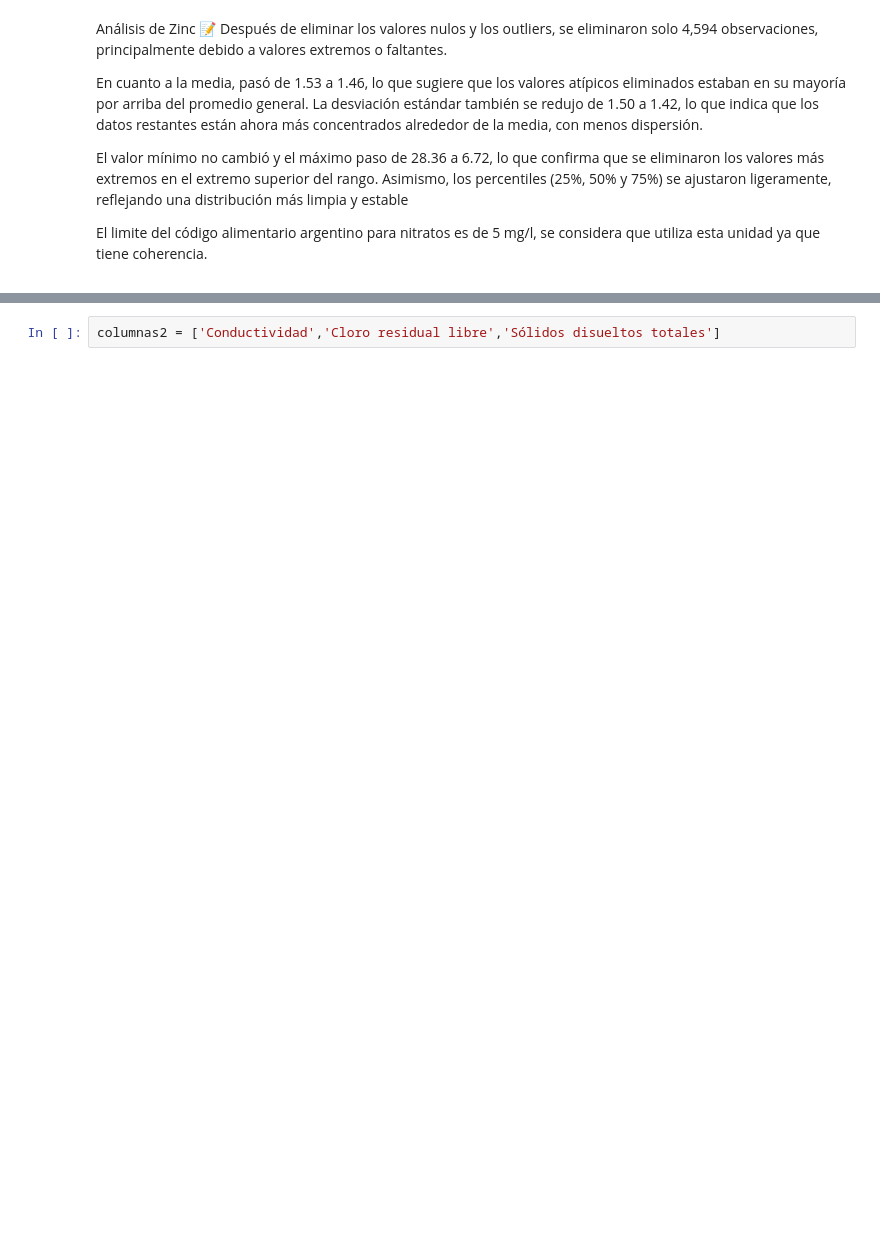
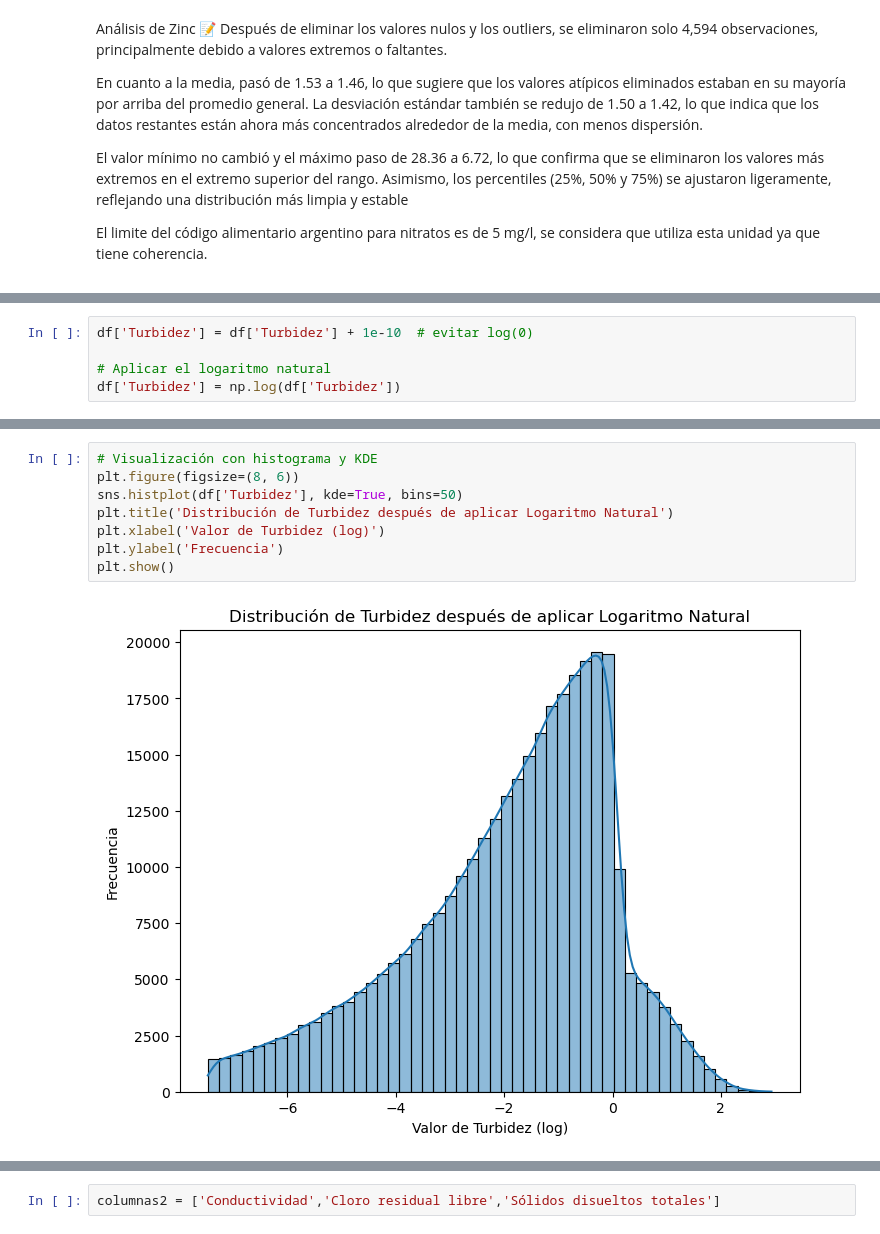
Before and after one commit to micaelakorol21/water_quality, a Jupyter notebook: water_quality.ipynb, the cells around one changed output, grey strips where cells are left out. Cells and saved outputs as stored; diff of their text form; blank space fills up the shorter version.

```diff
--- a/water_quality.ipynb
+++ b/water_quality.ipynb
@@ -497,0 +581,5 @@ Index(['Índice', 'pH', 'Plata', 'Nitrato', 'Cloruros', 'Plomo', 'Zinc',
+# %%
+df['Turbidez'] = df['Turbidez'] + 1e-10  # evitar log(0)
+
+# Aplicar el logaritmo natural
+df['Turbidez'] = np.log(df['Turbidez'])
@@ -497,0 +604,10 @@ Index(['Índice', 'pH', 'Plata', 'Nitrato', 'Cloruros', 'Plomo', 'Zinc',
+# %%
+# Visualización con histograma y KDE
+plt.figure(figsize=(8, 6))
+sns.histplot(df['Turbidez'], kde=True, bins=50)
+plt.title('Distribución de Turbidez después de aplicar Logaritmo Natural')
+plt.xlabel('Valor de Turbidez (log)')
+plt.ylabel('Frecuencia')
+plt.show()
+# %% [output]
+[figure, added]
```
Also changed, not shown: parts of 115 cells of this notebook.
